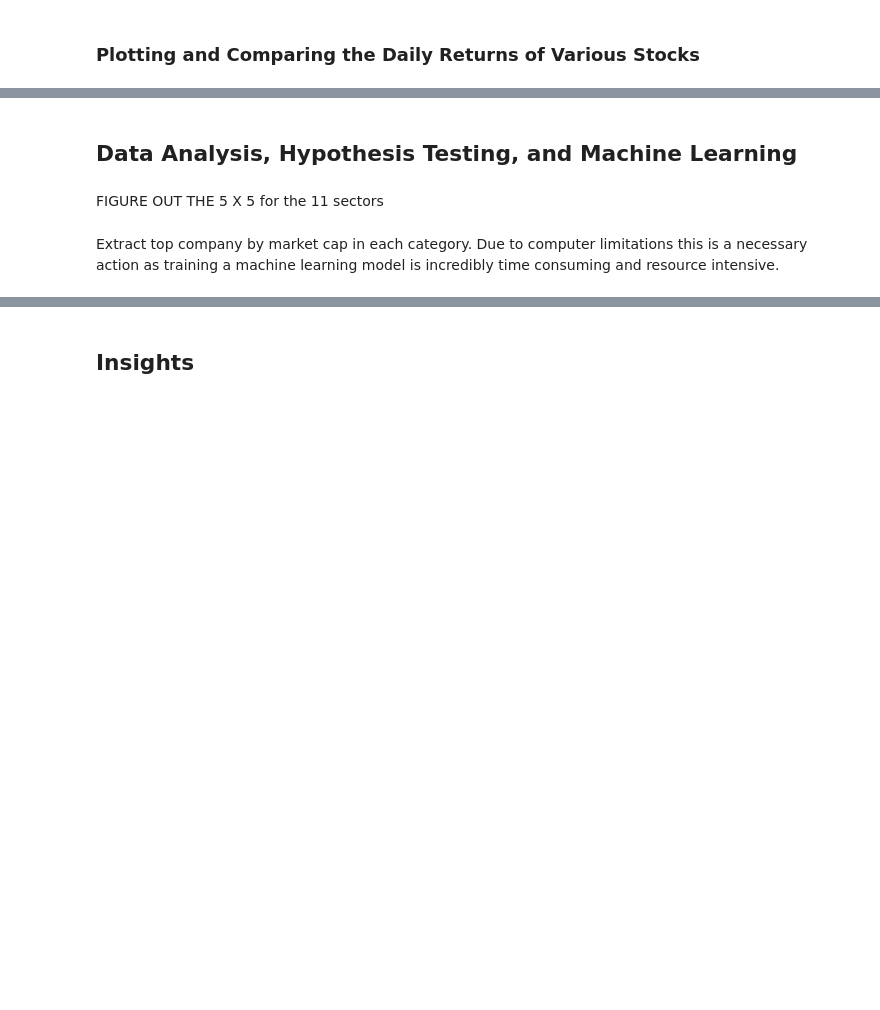
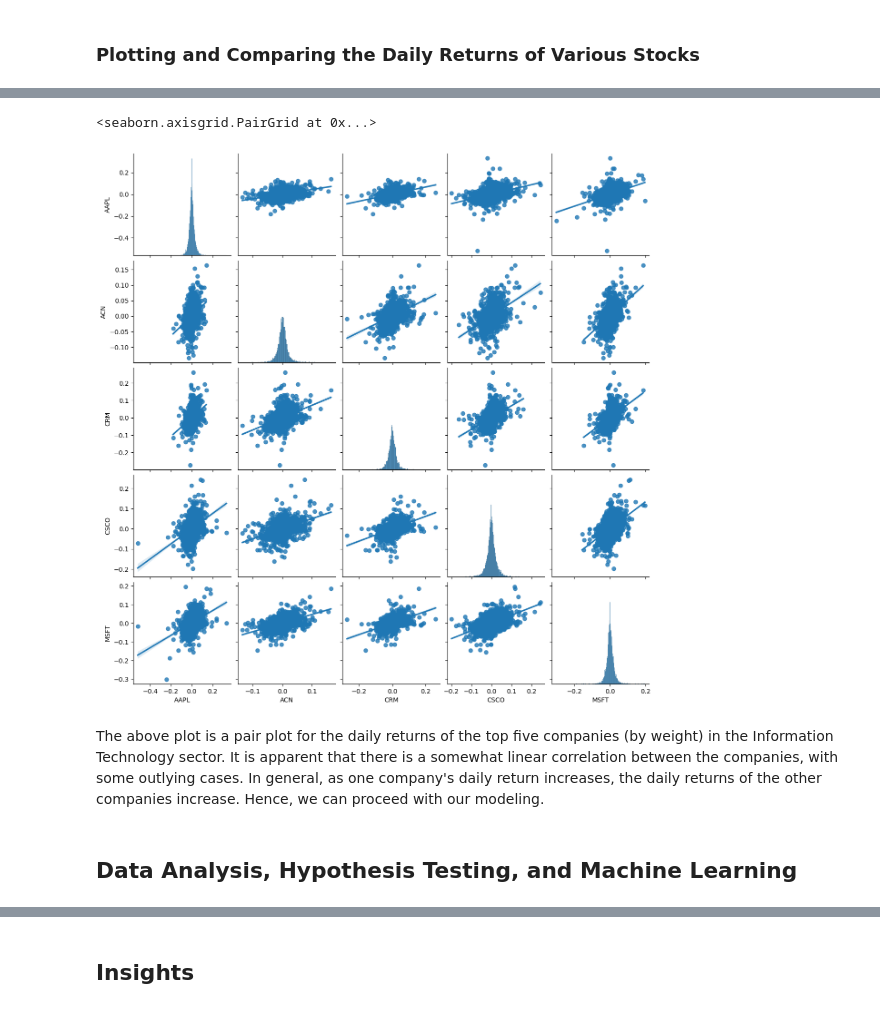
Before and after one commit to melvinrajendran/SP500-Stock-Price-Analysis, a Jupyter notebook: SP500StockPriceAnalysis.ipynb, the cells around one changed output, grey strips where cells are left out. Saved outputs shown, nothing was run; the diff lists cells and outputs as text; code cells hidden in the pictures; blank space fills up the shorter version.

```diff
--- a/SP500StockPriceAnalysis.ipynb
+++ b/SP500StockPriceAnalysis.ipynb
@@ -280,6 +382,10 @@ formatted_data.tail()
+# %%
+# Pair plot the comparisons of daily returns for all companies in the Information Technology sector
+sns.pairplot(formatted_data[['AAPL', 'ACN', 'CRM', 'CSCO', 'MSFT']], kind = 'reg')
+# %% [output]
+<seaborn.axisgrid.PairGrid at 0x...>
+[figure, added]
+# %% [markdown]
+The above plot is a pair plot for the daily returns of the top five companies (by weight) in the Information Technology sector. It is apparent that there is a somewhat linear correlation between the companies, with some outlying cases. In general, as one company's daily return increases, the daily returns of the other companies increase. Hence, we can proceed with our modeling.
 # %% [markdown]
 ## Data Analysis, Hypothesis Testing, and Machine Learning
-# %% [markdown]
-FIGURE OUT THE 5 X 5 for the 11 sectors
-# %% [markdown]
-Extract top company by market cap in each category. Due to computer limitations this is a necessary action as training a machine learning model is incredibly time consuming and resource intensive.
```
Also changed, not shown: parts of 27 cells of this notebook.
